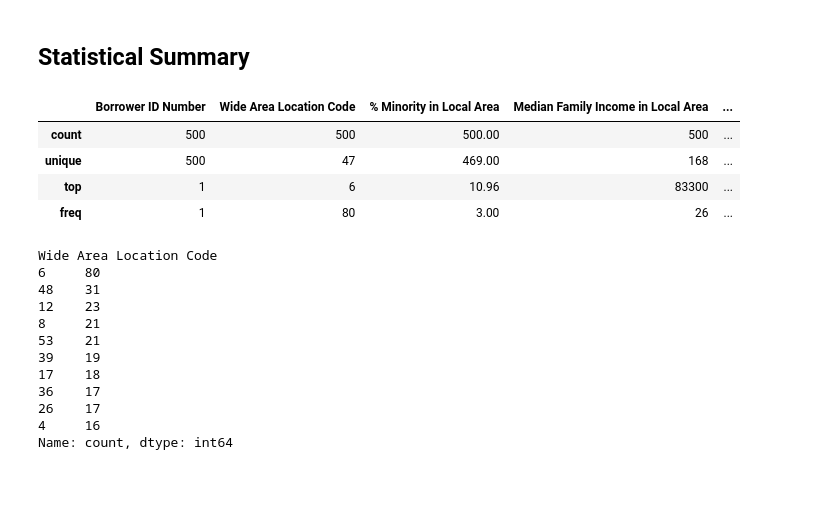
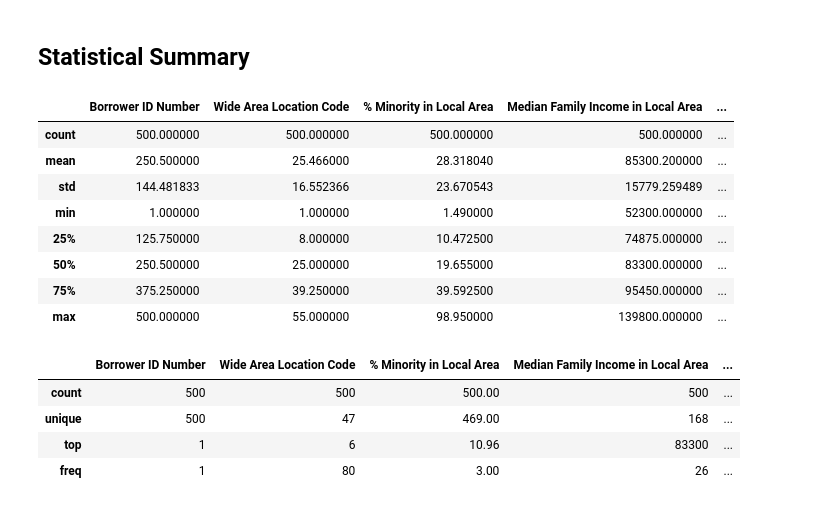
Before and after one commit to KunalNeon/CommBank, a Jupyter notebook: dataSet.ipynb, the cells around one changed output. Drawn from its saved outputs; the diff is of its cells as text; code cells hidden in the pictures.

```diff
--- a/dataSet.ipynb
+++ b/dataSet.ipynb
@@ -72,6 +37,18 @@ Mortgage Interest Rate                0
 dtype: int64
 # %% [markdown]
 ## Statistical Summary
+# %%
+newDataSet.describe()
+# %% [output]
+|  | Borrower ID Number | Wide Area Location Code | % Minority in Local Area | Median Family Income in Local Area | ... |
+| count | 500.000000 | 500.000000 | 500.000000 | 500.000000 | ... |
+| mean | 250.500000 | 25.466000 | 28.318040 | 85300.200000 | ... |
+| std | 144.481833 | 16.552366 | 23.670543 | 15779.259489 | ... |
+| min | 1.000000 | 1.000000 | 1.490000 | 52300.000000 | ... |
+| 25% | 125.750000 | 8.000000 | 10.472500 | 74875.000000 | ... |
+| 50% | 250.500000 | 25.000000 | 19.655000 | 83300.000000 | ... |
+| 75% | 375.250000 | 39.250000 | 39.592500 | 95450.000000 | ... |
+| max | 500.000000 | 55.000000 | 98.950000 | 139800.000000 | ... |
 # %%
 dataSet.describe()
 # %% [output]
@@ -80,18 +57,3 @@ dataSet.describe()
 | unique | 500 | 47 | 469.00 | 168 | ... |
 | top | 1 | 6 | 10.96 | 83300 | ... |
 | freq | 1 | 80 | 3.00 | 26 | ... |
-# %%
-dataSet["Wide Area Location Code"].value_counts(sort="Descending").head(n=10)
-# %% [output]
-Wide Area Location Code
-6     80
-48    31
-12    23
-8     21
-53    21
-39    19
-17    18
-36    17
-26    17
-4     16
-Name: count, dtype: int64
```
Also changed, not shown: parts of 16 cells of this notebook.
